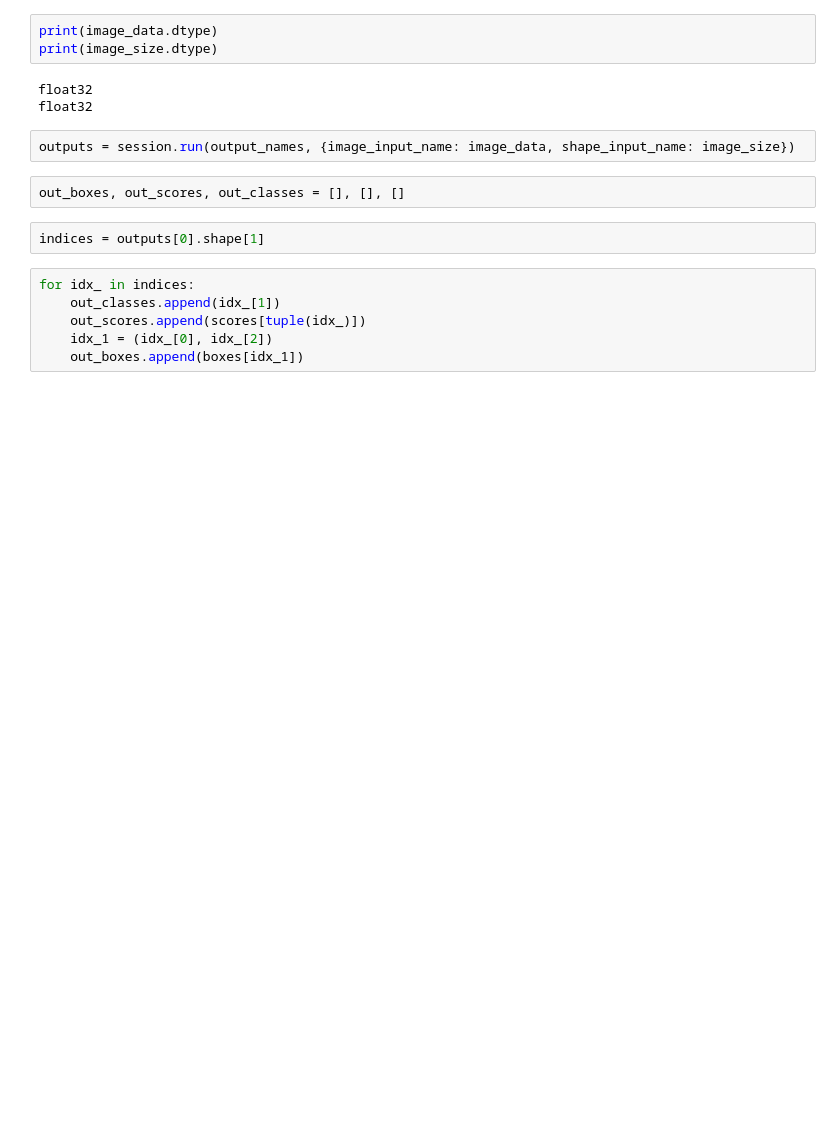
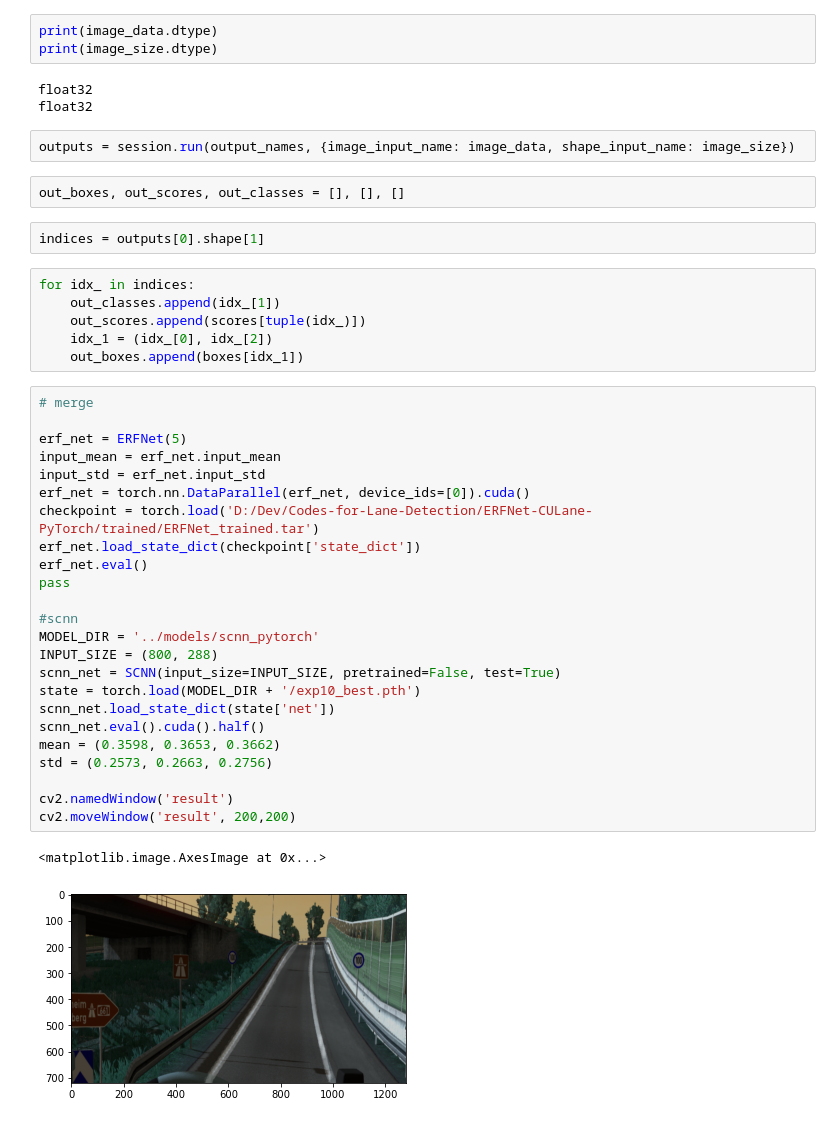
Before and after one commit to evopen/auto-ets2, a Jupyter notebook: scripts/Untitled.ipynb, the cells around one changed output. Drawn from its saved outputs; the diff is of its cells as text; blank space fills up the shorter version.

Commit message:
lane detected!!

```diff
--- a/scripts/Untitled.ipynb
+++ b/scripts/Untitled.ipynb
@@ -325,3 +324,30 @@ for idx_ in indices:
     out_scores.append(scores[tuple(idx_)])
     idx_1 = (idx_[0], idx_[2])
     out_boxes.append(boxes[idx_1])
+# %%
+# merge
+
+erf_net = ERFNet(5)
+input_mean = erf_net.input_mean
+input_std = erf_net.input_std
+erf_net = torch.nn.DataParallel(erf_net, device_ids=[0]).cuda()
+checkpoint = torch.load('D:/Dev/Codes-for-Lane-Detection/ERFNet-CULane-PyTorch/trained/ERFNet_trained.tar')
+erf_net.load_state_dict(checkpoint['state_dict'])
+erf_net.eval()
+pass
+
+#scnn
+MODEL_DIR = '../models/scnn_pytorch'
+INPUT_SIZE = (800, 288)
+scnn_net = SCNN(input_size=INPUT_SIZE, pretrained=False, test=True)
+state = torch.load(MODEL_DIR + '/exp10_best.pth')
+scnn_net.load_state_dict(state['net'])
+scnn_net.eval().cuda().half()
+mean = (0.3598, 0.3653, 0.3662)
+std = (0.2573, 0.2663, 0.2756)
+
+cv2.namedWindow('result')
+cv2.moveWindow('result', 200,200)
+# %% [output]
+<matplotlib.image.AxesImage at 0x...>
+[figure, added]
```
Also changed, not shown: parts of 12 cells of this notebook.
